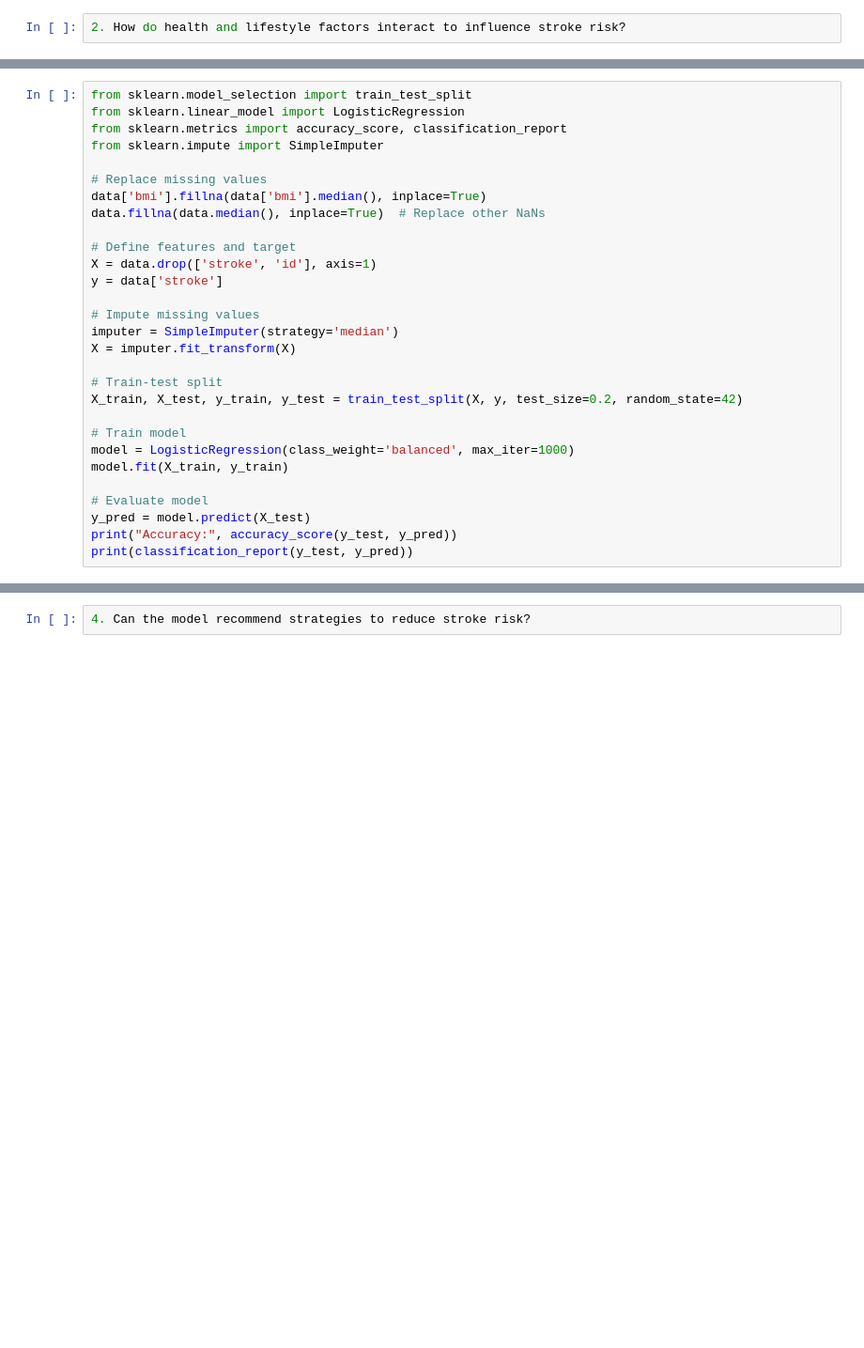
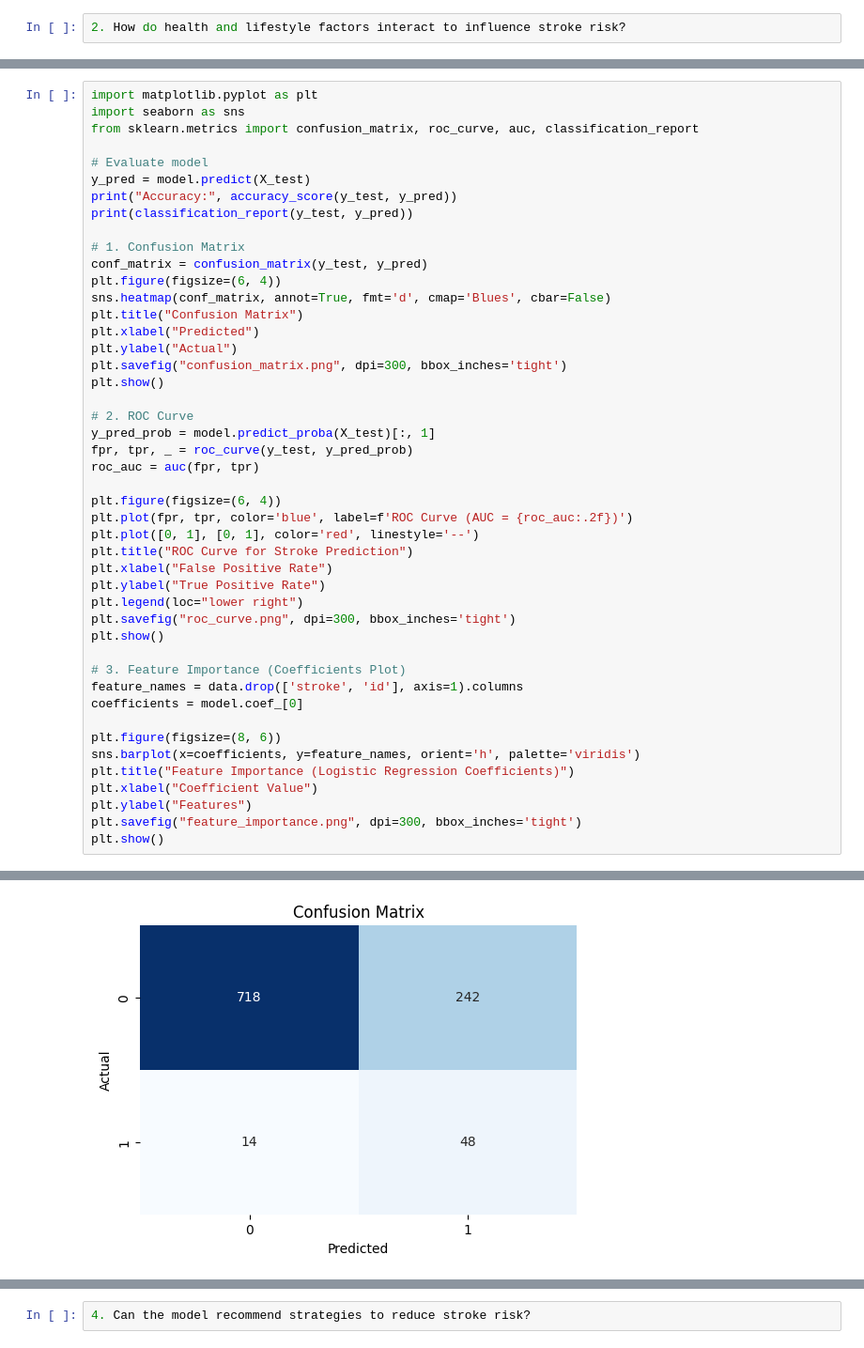
Before and after one commit to janetrodtx/stroke-risk-prediction, a Jupyter notebook: janet.ipynb, the cells around one changed output, grey strips where cells are left out. Shown at 94% size. Saved outputs shown, nothing was run; the diff lists cells and outputs as text; blank space fills up the shorter version.

```diff
--- a/janet.ipynb
+++ b/janet.ipynb
@@ -533,30 +554,47 @@ c  3
 # %%
-from sklearn.model_selection import train_test_split
-from sklearn.linear_model import LogisticRegression
-from sklearn.metrics import accuracy_score, classification_report
-from sklearn.impute import SimpleImputer
-
-# Replace missing values
-data['bmi'].fillna(data['bmi'].median(), inplace=True)
-data.fillna(data.median(), inplace=True)  # Replace other NaNs
-
-# Define features and target
-X = data.drop(['stroke', 'id'], axis=1)
-y = data['stroke']
-
-# Impute missing values
-imputer = SimpleImputer(strategy='median')
-X = imputer.fit_transform(X)
-
-# Train-test split
-X_train, X_test, y_train, y_test = train_test_split(X, y, test_size=0.2, random_state=42)
-
-# Train model
-model = LogisticRegression(class_weight='balanced', max_iter=1000)
-model.fit(X_train, y_train)
+import matplotlib.pyplot as plt
+import seaborn as sns
+from sklearn.metrics import confusion_matrix, roc_curve, auc, classification_report
 
 # Evaluate model
 y_pred = model.predict(X_test)
 print("Accuracy:", accuracy_score(y_test, y_pred))
 print(classification_report(y_test, y_pred))
+
+# 1. Confusion Matrix
+conf_matrix = confusion_matrix(y_test, y_pred)
+plt.figure(figsize=(6, 4))
+sns.heatmap(conf_matrix, annot=True, fmt='d', cmap='Blues', cbar=False)
+plt.title("Confusion Matrix")
+plt.xlabel("Predicted")
+plt.ylabel("Actual")
+plt.savefig("confusion_matrix.png", dpi=300, bbox_inches='tight')
+plt.show()
+
+# 2. ROC Curve
+y_pred_prob = model.predict_proba(X_test)[:, 1]
+fpr, tpr, _ = roc_curve(y_test, y_pred_prob)
+roc_auc = auc(fpr, tpr)
+
+plt.figure(figsize=(6, 4))
+plt.plot(fpr, tpr, color='blue', label=f'ROC Curve (AUC = {roc_auc:.2f})')
+plt.plot([0, 1], [0, 1], color='red', linestyle='--')
+plt.title("ROC Curve for Stroke Prediction")
+plt.xlabel("False Positive Rate")
+plt.ylabel("True Positive Rate")
+plt.legend(loc="lower right")
+plt.savefig("roc_curve.png", dpi=300, bbox_inches='tight')
+plt.show()
+
+# 3. Feature Importance (Coefficients Plot)
+feature_names = data.drop(['stroke', 'id'], axis=1).columns
+coefficients = model.coef_[0]
+
+plt.figure(figsize=(8, 6))
+sns.barplot(x=coefficients, y=feature_names, orient='h', palette='viridis')
+plt.title("Feature Importance (Logistic Regression Coefficients)")
+plt.xlabel("Coefficient Value")
+plt.ylabel("Features")
+plt.savefig("feature_importance.png", dpi=300, bbox_inches='tight')
+plt.show()
 # %% [output]
@@ -568,0 +610 @@ For example, when doing 'df[col].method(value, inplace=True)', try using 'df.met
+[figure, added]
```
Also changed, not shown: parts of 8 cells of this notebook, 12 other files.
